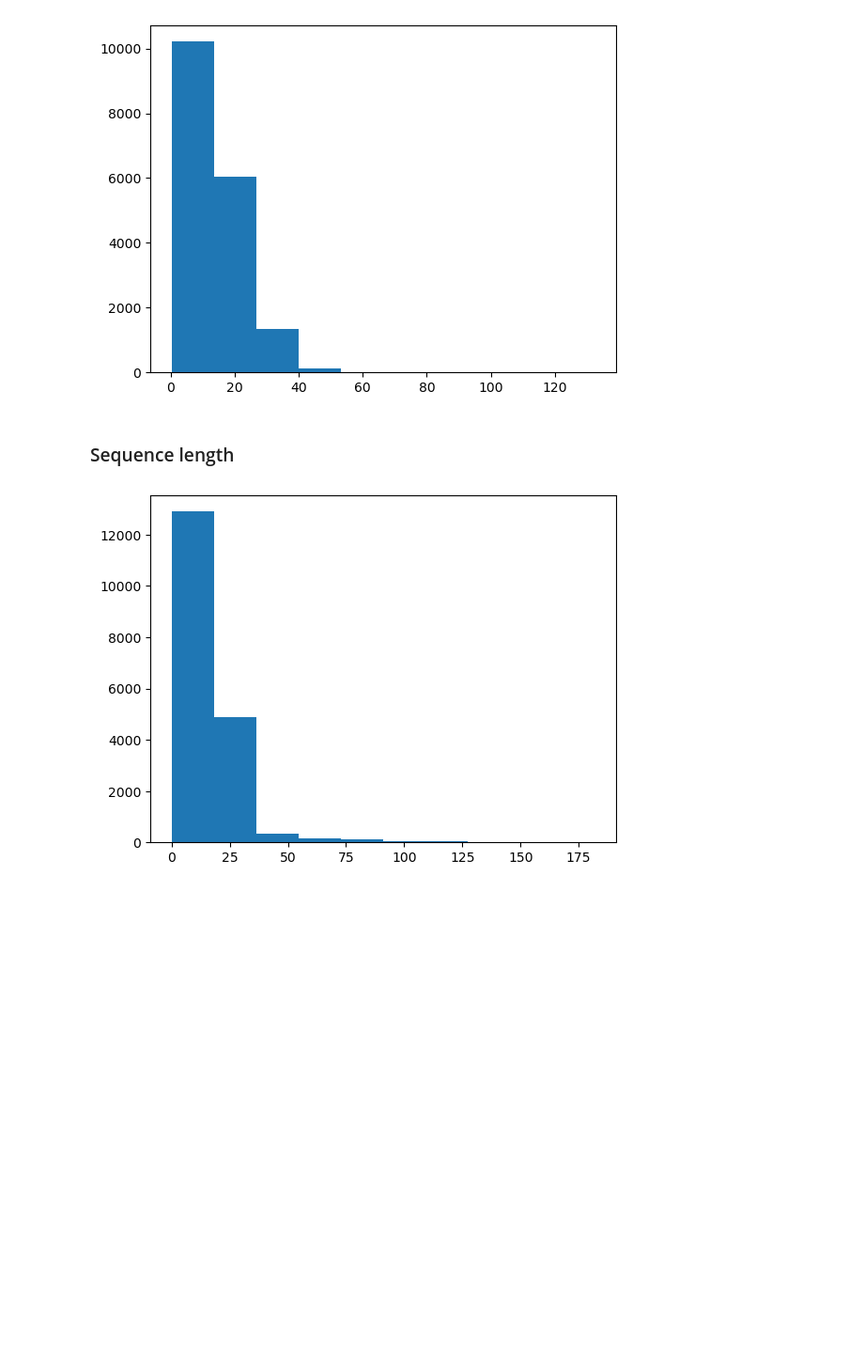
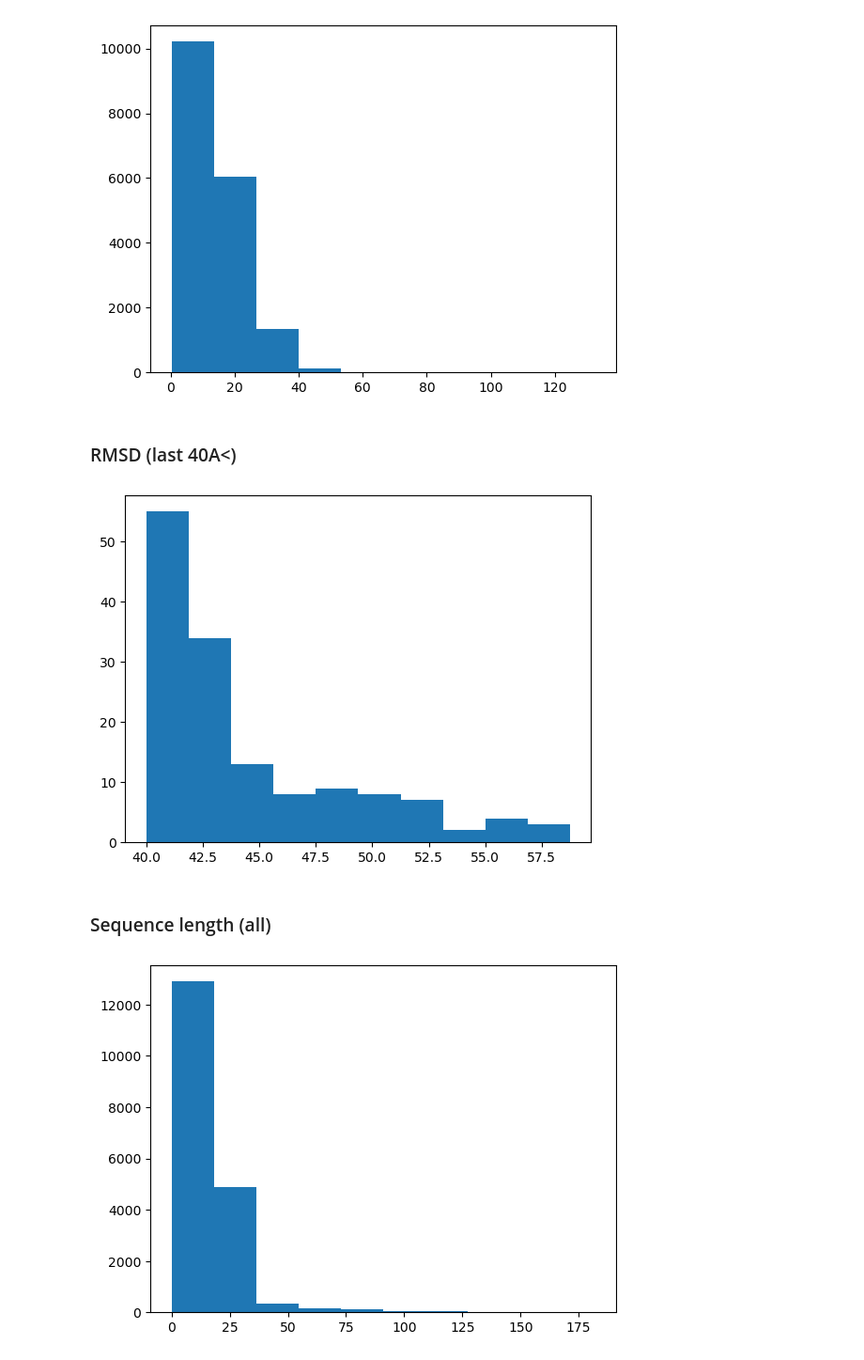
Before and after one commit to maciejbilinski/rnaquanet, a Jupyter notebook: notebooks/dataset_construction.ipynb, the cells around one changed output. Shown: that part at 94% size. Saved outputs shown, nothing was run; the diff lists cells and outputs as text; code cells hidden in the pictures; blank space fills up the shorter version.

```diff
--- a/notebooks/dataset_construction.ipynb
+++ b/notebooks/dataset_construction.ipynb
@@ -271,8 +270,18 @@ plt.hist(rmsd)
 plt.show()
 # %% [output]
 [figure]
+# %% [markdown]
+### RMSD (last 40A<)
+# %%
+rmsd=[]
+for i in structures:
+    rmsd.extend([z for z in i.rmsd if z>40])
+plt.hist(rmsd)
+plt.show()
+# %% [output]
+[figure, added]
 # %% [markdown]
-### Sequence length
+### Sequence length (all)
 # %%
 length=[]
 for i in structures:
```
Also changed, not shown: parts of 10 cells of this notebook, 1 other file.
